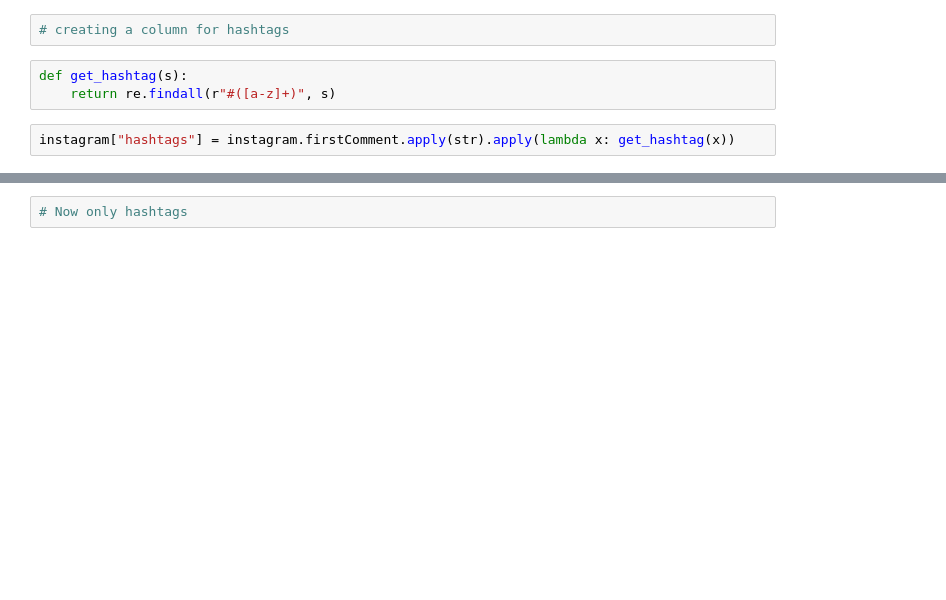
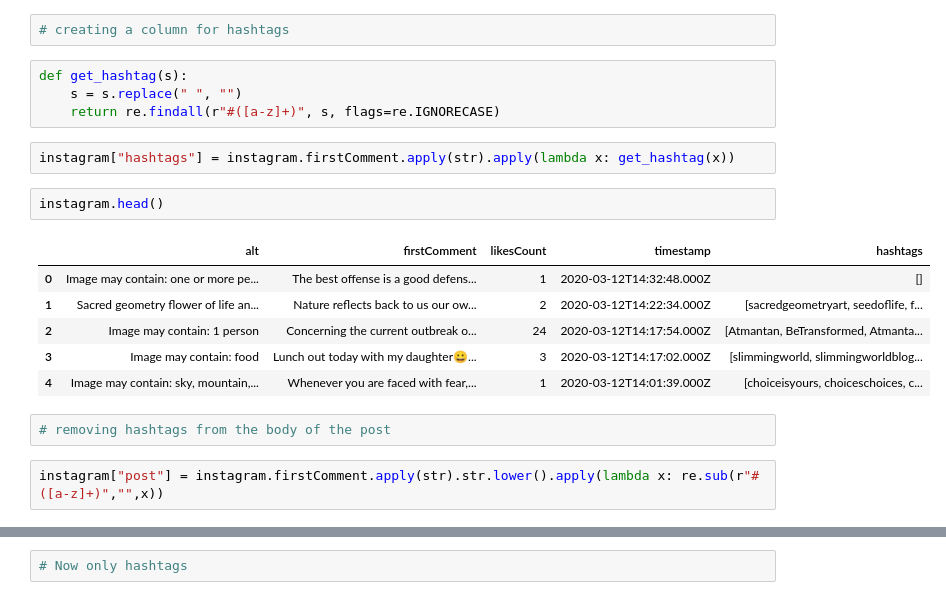
Before and after one commit to ta-data-lis/final-project, a Jupyter notebook: EDA.ipynb, the cells around one changed output, grey strips where cells are left out. Cells and saved outputs as stored; diff of their text form; blank space fills up the shorter version.

```diff
--- a/EDA.ipynb
+++ b/EDA.ipynb
@@ -112,9 +111,23 @@ dtype: int64
 # creating a column for hashtags
 # %%
 def get_hashtag(s):
-    return re.findall(r"#([a-z]+)", s)
+    s = s.replace(" ", "")
+    return re.findall(r"#([a-z]+)", s, flags=re.IGNORECASE)
 # %%
 instagram["hashtags"] = instagram.firstComment.apply(str).apply(lambda x: get_hashtag(x))
+# %%
+instagram.head()
+# %% [output]
+|  | alt | firstComment | likesCount | timestamp | hashtags |
+| 0 | Image may contain: one or more pe... | The best offense is a good defens... | 1 | 2020-03-12T14:32:48.000Z | [] |
+| 1 | Sacred geometry flower of life an... | Nature reflects back to us our ow... | 2 | 2020-03-12T14:22:34.000Z | [sacredgeometryart, seedoflife, f... |
+| 2 | Image may contain: 1 person | Concerning the current outbreak o... | 24 | 2020-03-12T14:17:54.000Z | [Atmantan, BeTransformed, Atmanta... |
+| 3 | Image may contain: food | Lunch out today with my daughter😀... | 3 | 2020-03-12T14:17:02.000Z | [slimmingworld, slimmingworldblog... |
+| 4 | Image may contain: sky, mountain,... | Whenever you are faced with fear,... | 1 | 2020-03-12T14:01:39.000Z | [choiceisyours, choiceschoices, c... |
+# %%
+# removing hashtags from the body of the post
+# %%
+instagram["post"] = instagram.firstComment.apply(str).str.lower().apply(lambda x: re.sub(r"#([a-z]+)","",x))
 # %%
 instagram.head()
 # %% [output]
```
Also changed, not shown: parts of 6 cells of this notebook, 1 other file.
